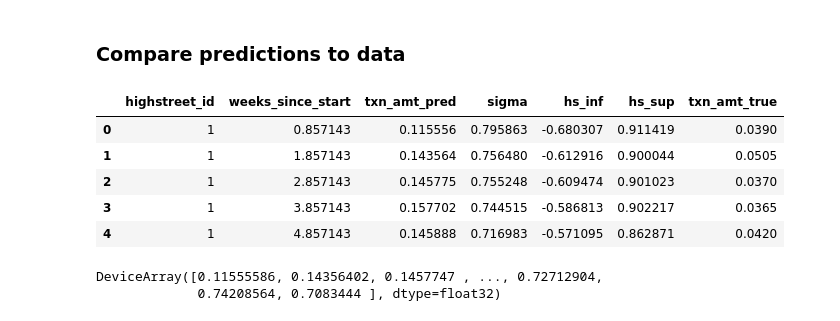
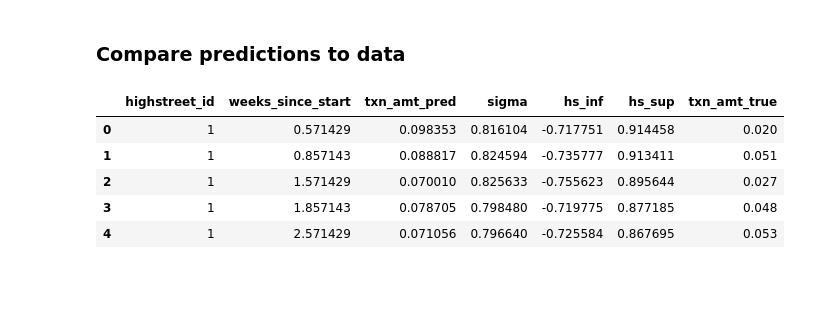
Before and after one commit to Greater-London-Authority/highstreets, a Jupyter notebook: highstreets/notebooks/exploratory/0.4-cd-explore-hierarchical-regression-pyro.ipynb, the cells around one changed output. Saved outputs shown, nothing was run; the diff lists cells and outputs as text; code cells hidden in the pictures; blank space fills up the shorter version.

```diff
--- a/highstreets/notebooks/exploratory/0.4-cd-explore-hierarchical-regression-pyro.ipynb
+++ b/highstreets/notebooks/exploratory/0.4-cd-explore-hierarchical-regression-pyro.ipynb
@@ -187,3 +198,11 @@ with open(dill_file, "wb") as f:
         posterior_samples,
         f,
     )
+
+
+dill_file = PROJECT_ROOT + "/models/bayesian/mcmc_basic.pkl"
+with open(dill_file, "wb") as f:
+    dill.dump(
+        mcmc,
+        f,
+    )
@@ -198,16 +209,13 @@ posterior_samples_noncentered = mcmc_noncentered.get_samples()
-# %%
-dill_file = PROJECT_ROOT + "/models/bayesian/posterior_samples_noncentered_basic.pkl"
-with open(dill_file, "wb") as f:
-    dill.dump(
-        posterior_samples_noncentered,
-        f,
-    )
 # %% [markdown]
 ### Load previous samples
 # %%
 dill_file = PROJECT_ROOT + "models/bayesian/posterior_samples_basic.pkl"
 with open(dill_file, "rb") as f:
-    posterior_samples_loaded = dill.load(f)
+    posterior_samples = dill.load(f)
+
+dill_file = PROJECT_ROOT + "models/bayesian/mcmc_basic.pkl"
+with open(dill_file, "rb") as f:
+    mcmc = dill.load(f)
 # %% [markdown]
 ### Trace plot for centered model
 # %%
@@ -301,44 +264,40 @@ Number of divergences: 0
 # %%
 weeks_pred = train[train["highstreet_id"] == 1]["weeks_since_start"]
 pred_template = []
 for i in np.unique(train["highstreet_id"]):
     df = pd.DataFrame(columns=["highstreet_id", "weeks"])
     df["weeks"] = weeks_pred
     df["highstreet_id"] = i
     pred_template.append(df)
 pred_template = pd.concat(pred_template, ignore_index=True)
 
 highstreet_id = pred_template["highstreet_id"].values
 weeks = pred_template["weeks"].values
 predictive = Predictive(model, posterior_samples, return_sites=["sigma", "obs"])
 samples_predictive = predictive(random.PRNGKey(0), highstreet_id, weeks, None)
 
-df = pd.DataFrame(
+
+df_act_pred = pd.DataFrame(
     columns=["highstreet_id", "weeks_since_start", "txn_amt_pred", "sigma"]
 )
-df["highstreet_id"] = pred_template["highstreet_id"]
-df["weeks_since_start"] = pred_template["weeks"]
-df["txn_amt_pred"] = samples_predictive["obs"].T.mean(axis=1)
-df["sigma"] = samples_predictive["obs"].T.std(axis=1)
-df["hs_inf"] = df["txn_amt_pred"] - df["sigma"]
-df["hs_sup"] = df["txn_amt_pred"] + df["sigma"]
-df = pd.merge(
-    df,
+df_act_pred["highstreet_id"] = pred_template["highstreet_id"]
+df_act_pred["weeks_since_start"] = pred_template["weeks"]
+df_act_pred["txn_amt_pred"] = samples_predictive["obs"].T.mean(axis=1)
+df_act_pred["sigma"] = samples_predictive["obs"].T.std(axis=1)
+df_act_pred["hs_inf"] = df_act_pred["txn_amt_pred"] - df_act_pred["sigma"]
+df_act_pred["hs_sup"] = df_act_pred["txn_amt_pred"] + df_act_pred["sigma"]
+df_act_pred = pd.merge(
+    df_act_pred,
     train[["highstreet_id", "weeks_since_start", "txn_amt"]],
     how="left",
     on=["highstreet_id", "weeks_since_start"],
 )
-df = df.rename(columns={"txn_amt": "txn_amt_true"})
-df.head()
+df_act_pred = df_act_pred.rename(columns={"txn_amt": "txn_amt_true"})
+df_act_pred.head()
 # %% [output]
 |  | highstreet_id | weeks_since_start | txn_amt_pred | sigma | hs_inf | hs_sup | txn_amt_true |
-| 0 | 1 | 0.857143 | 0.115556 | 0.795863 | -0.680307 | 0.911419 | 0.0390 |
-| 1 | 1 | 1.857143 | 0.143564 | 0.756480 | -0.612916 | 0.900044 | 0.0505 |
-| 2 | 1 | 2.857143 | 0.145775 | 0.755248 | -0.609474 | 0.901023 | 0.0370 |
-| 3 | 1 | 3.857143 | 0.157702 | 0.744515 | -0.586813 | 0.902217 | 0.0365 |
-| 4 | 1 | 4.857143 | 0.145888 | 0.716983 | -0.571095 | 0.862871 | 0.0420 |
+| 0 | 1 | 0.571429 | 0.098353 | 0.816104 | -0.717751 | 0.914458 | 0.020 |
+| 1 | 1 | 0.857143 | 0.088817 | 0.824594 | -0.735777 | 0.913411 | 0.051 |
+| 2 | 1 | 1.571429 | 0.070010 | 0.825633 | -0.755623 | 0.895644 | 0.027 |
+| 3 | 1 | 1.857143 | 0.078705 | 0.798480 | -0.719775 | 0.877185 | 0.048 |
+| 4 | 1 | 2.571429 | 0.071056 | 0.796640 | -0.725584 | 0.867695 | 0.053 |
-# %%
-samples_predictive["obs"].T.mean(axis=1)
-# %% [output]
-DeviceArray([0.11555586, 0.14356402, 0.1457747 , ..., 0.72712904,
-             0.74208564, 0.7083444 ], dtype=float32)
```
Also changed, not shown: parts of 23 cells of this notebook, 18 other files.
